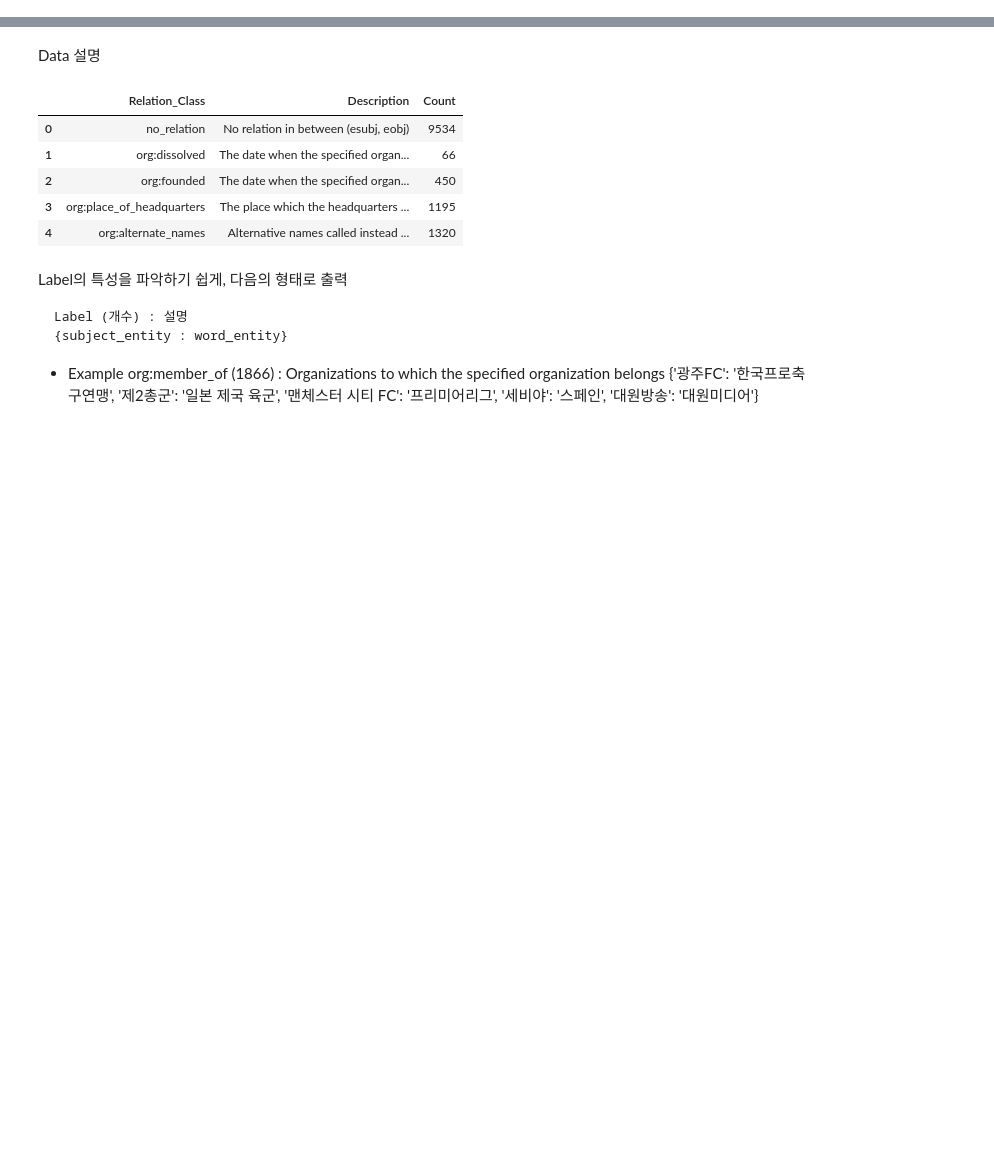
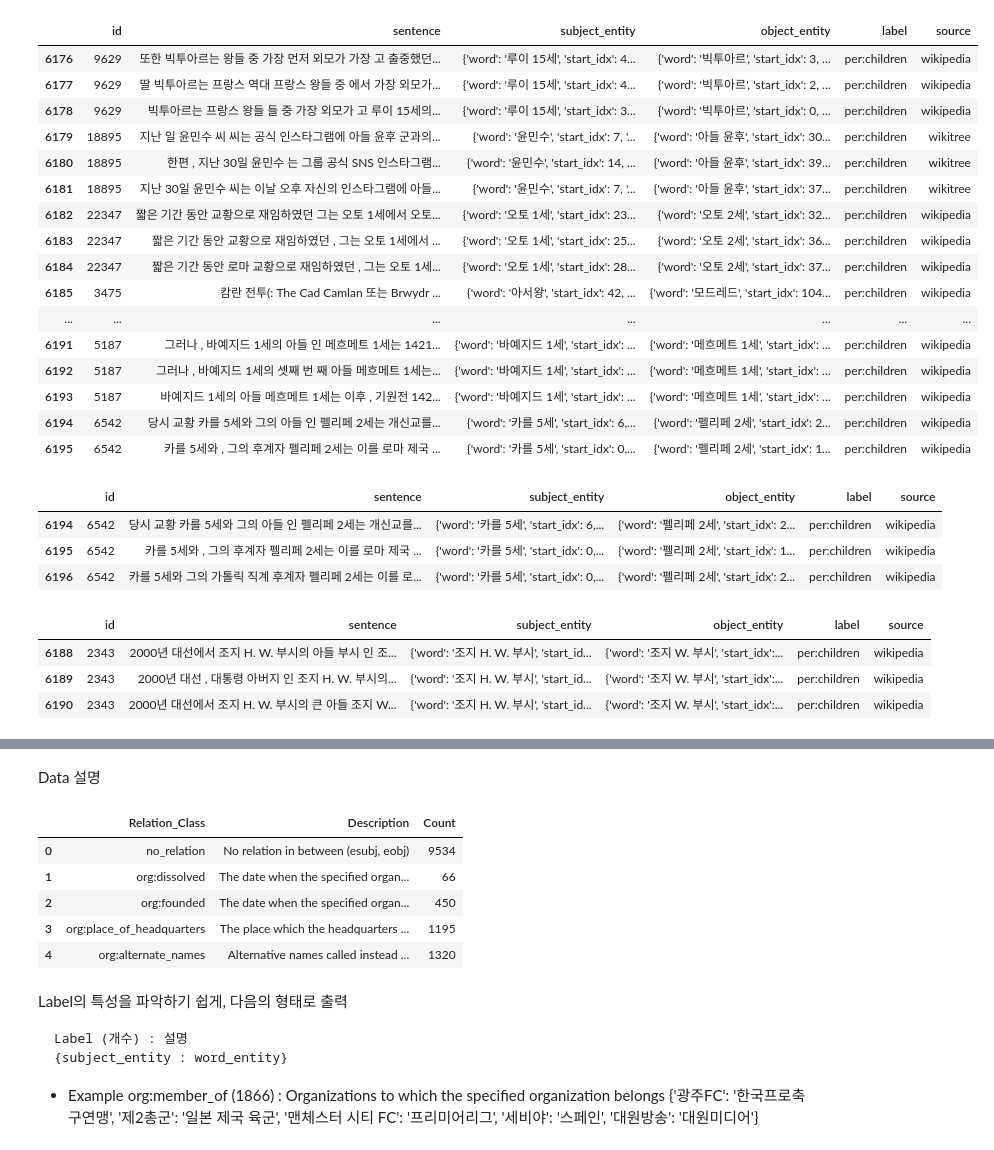
Before and after one commit to boostcampaitech6/level2-klue-nlp-06, a Jupyter notebook: data_analysis/mhs.ipynb, the cells around one changed output, grey strips where cells are left out. Saved outputs shown, nothing was run; the diff lists cells and outputs as text; code cells hidden in the pictures; blank space fills up the shorter version.

Commit message:
feat - Data - data augmentation code completed
#32

```diff
--- a/data_analysis/mhs.ipynb
+++ b/data_analysis/mhs.ipynb
@@ -9,3 +9,4 @@ os.chdir('/data/ephemeral/project/level2-klue-nlp-06')
 # %%
-train_data = pd.read_csv('./dataset/train.csv')
-test_data = pd.read_csv('./dataset/test_data.csv')
+df = pd.read_csv("./dataset/last_merge_data_4.csv")
+df_original = pd.read_csv('./dataset/total_train.csv')
+df.columns
@@ -11,0 +69,35 @@ test_data = pd.read_csv('./dataset/test_data.csv')
+# %%
+df_per_children = df[df['label'] == 'per:children']
+df_per_children.head(20)
+# %% [output]
+|  | id | sentence | subject_entity | object_entity | label | source |
+| 6176 | 9629 | 또한 빅투아르는 왕들 중 가장 먼저 외모가 가장 고 출중했던... | {'word': '루이 15세', 'start_idx': 4... | {'word': '빅투아르', 'start_idx': 3, ... | per:children | wikipedia |
+| 6177 | 9629 | 딸 빅투아르는 프랑스 역대 프랑스 왕들 중 에서 가장 외모가... | {'word': '루이 15세', 'start_idx': 4... | {'word': '빅투아르', 'start_idx': 2, ... | per:children | wikipedia |
+| 6178 | 9629 | 빅투아르는 프랑스 왕들 들 중 가장 외모가 고 루이 15세의... | {'word': '루이 15세', 'start_idx': 3... | {'word': '빅투아르', 'start_idx': 0, ... | per:children | wikipedia |
+| 6179 | 18895 | 지난 일 윤민수 씨 씨는 공식 인스타그램에 아들 윤후 군과의... | {'word': '윤민수', 'start_idx': 7, '... | {'word': '아들 윤후', 'start_idx': 30... | per:children | wikitree |
+| 6180 | 18895 | 한편 , 지난 30일 윤민수 는 그룹 공식 SNS 인스타그램... | {'word': '윤민수', 'start_idx': 14, ... | {'word': '아들 윤후', 'start_idx': 39... | per:children | wikitree |
+| 6181 | 18895 | 지난 30일 윤민수 씨는 이날 오후 자신의 인스타그램에 아들... | {'word': '윤민수', 'start_idx': 7, '... | {'word': '아들 윤후', 'start_idx': 37... | per:children | wikitree |
+| 6182 | 22347 | 짧은 기간 동안 교황으로 재임하였던 그는 오토 1세에서 오토... | {'word': '오토 1세', 'start_idx': 23... | {'word': '오토 2세', 'start_idx': 32... | per:children | wikipedia |
+| 6183 | 22347 | 짧은 기간 동안 교황으로 재임하였던 , 그는 오토 1세에서 ... | {'word': '오토 1세', 'start_idx': 25... | {'word': '오토 2세', 'start_idx': 36... | per:children | wikipedia |
+| 6184 | 22347 | 짧은 기간 동안 로마 교황으로 재임하였던 , 그는 오토 1세... | {'word': '오토 1세', 'start_idx': 28... | {'word': '오토 2세', 'start_idx': 37... | per:children | wikipedia |
+| 6185 | 3475 | 캄란 전투(: The Cad Camlan 또는 Brwydr ... | {'word': '아서왕', 'start_idx': 42, ... | {'word': '모드레드', 'start_idx': 104... | per:children | wikipedia |
+| ... | ... | ... | ... | ... | ... | ... |
+| 6191 | 5187 | 그러나 , 바예지드 1세의 아들 인 메흐메트 1세는 1421... | {'word': '바예지드 1세', 'start_idx': ... | {'word': '메흐메트 1세', 'start_idx': ... | per:children | wikipedia |
+| 6192 | 5187 | 그러나 , 바예지드 1세의 셋째 번 째 아들 메흐메트 1세는... | {'word': '바예지드 1세', 'start_idx': ... | {'word': '메흐메트 1세', 'start_idx': ... | per:children | wikipedia |
+| 6193 | 5187 | 바예지드 1세의 아들 메흐메트 1세는 이후 , 기원전 142... | {'word': '바예지드 1세', 'start_idx': ... | {'word': '메흐메트 1세', 'start_idx': ... | per:children | wikipedia |
+| 6194 | 6542 | 당시 교황 카를 5세와 그의 아들 인 펠리페 2세는 개신교를... | {'word': '카를 5세', 'start_idx': 6,... | {'word': '펠리페 2세', 'start_idx': 2... | per:children | wikipedia |
+| 6195 | 6542 | 카를 5세와 , 그의 후계자 펠리페 2세는 이를 로마 제국 ... | {'word': '카를 5세', 'start_idx': 0,... | {'word': '펠리페 2세', 'start_idx': 1... | per:children | wikipedia |
+# %%
+df[df['id'] == 6542]
+# %% [output]
+|  | id | sentence | subject_entity | object_entity | label | source |
+| 6194 | 6542 | 당시 교황 카를 5세와 그의 아들 인 펠리페 2세는 개신교를... | {'word': '카를 5세', 'start_idx': 6,... | {'word': '펠리페 2세', 'start_idx': 2... | per:children | wikipedia |
+| 6195 | 6542 | 카를 5세와 , 그의 후계자 펠리페 2세는 이를 로마 제국 ... | {'word': '카를 5세', 'start_idx': 0,... | {'word': '펠리페 2세', 'start_idx': 1... | per:children | wikipedia |
+| 6196 | 6542 | 카를 5세와 그의 가톨릭 직계 후계자 펠리페 2세는 이를 로... | {'word': '카를 5세', 'start_idx': 0,... | {'word': '펠리페 2세', 'start_idx': 2... | per:children | wikipedia |
+# %%
+df[df['id'] == 2343]
+# %% [output]
+|  | id | sentence | subject_entity | object_entity | label | source |
+| 6188 | 2343 | 2000년 대선에서 조지 H. W. 부시의 아들 부시 인 조... | {'word': '조지 H. W. 부시', 'start_id... | {'word': '조지 W. 부시', 'start_idx':... | per:children | wikipedia |
+| 6189 | 2343 | 2000년 대선 , 대통령 아버지 인 조지 H. W. 부시의... | {'word': '조지 H. W. 부시', 'start_id... | {'word': '조지 W. 부시', 'start_idx':... | per:children | wikipedia |
+| 6190 | 2343 | 2000년 대선에서 조지 H. W. 부시의 큰 아들 조지 W... | {'word': '조지 H. W. 부시', 'start_id... | {'word': '조지 W. 부시', 'start_idx':... | per:children | wikipedia |
```
Also changed, not shown: parts of 27 cells of this notebook, 3 other files.
